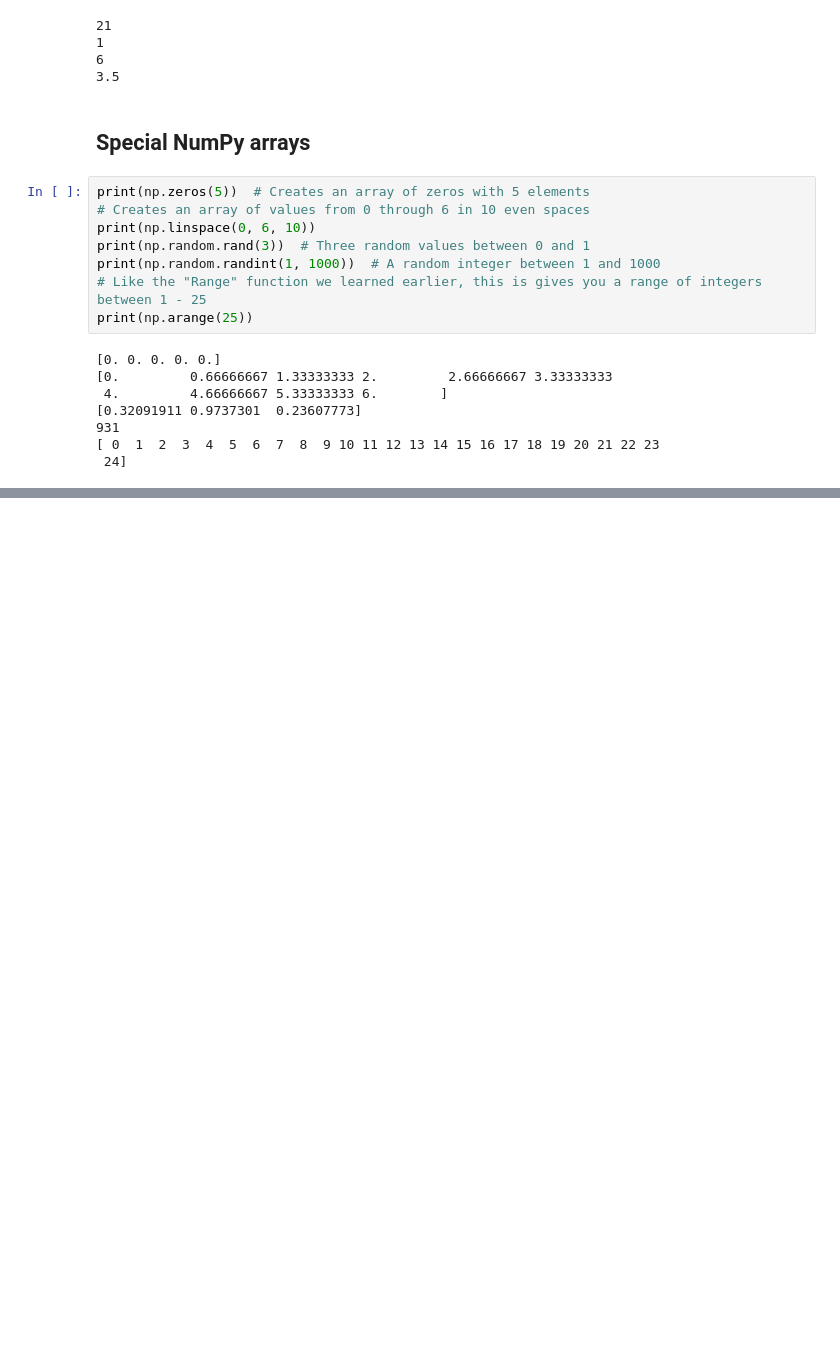
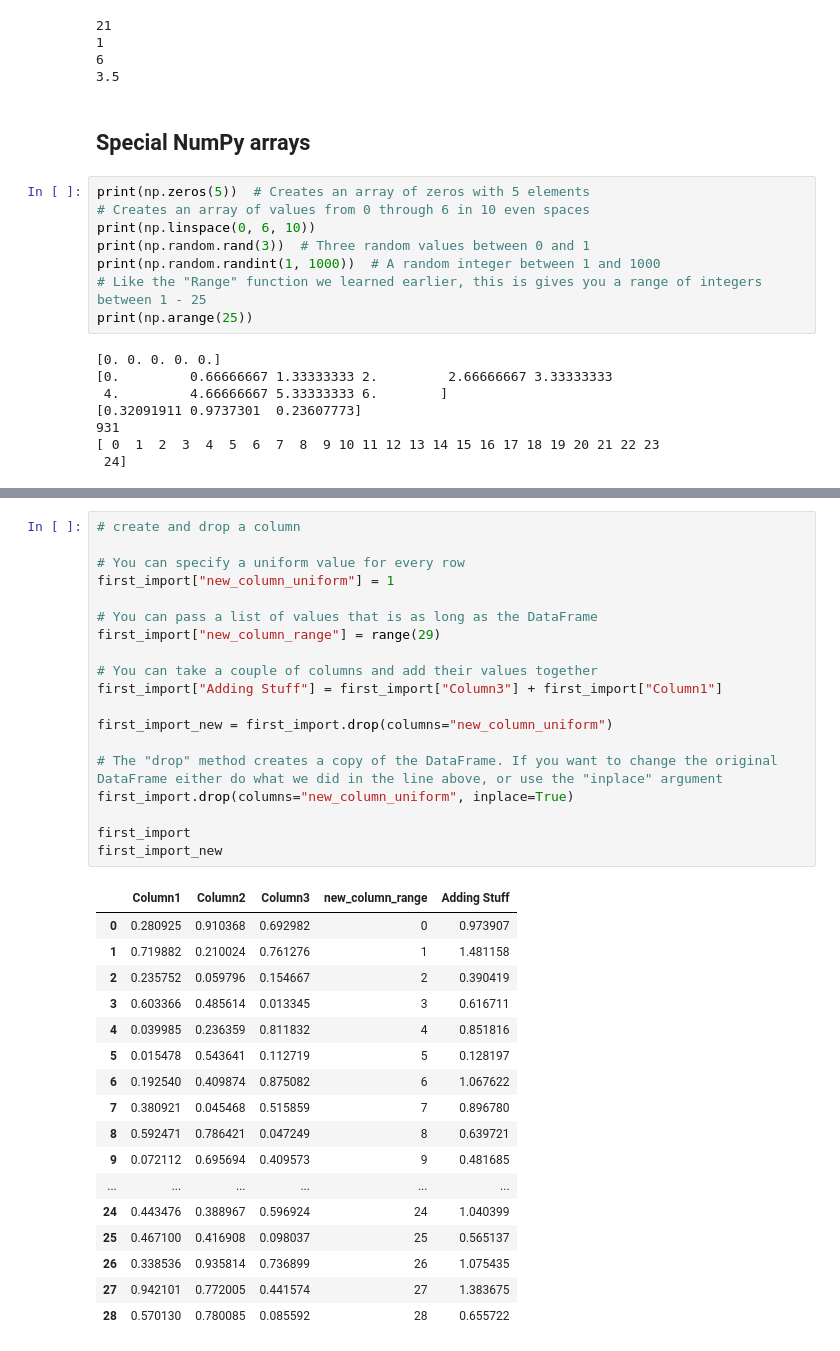
Before and after one commit to nats1207/python_bootcamp, a Jupyter notebook: 20211104_SK_script1_basic_python_datatypes.ipynb, the cells around one changed output, grey strips where cells are left out. Saved outputs shown, nothing was run; the diff lists cells and outputs as text; blank space fills up the shorter version.

```diff
--- a/20211104_SK_script1_basic_python_datatypes.ipynb
+++ b/20211104_SK_script1_basic_python_datatypes.ipynb
@@ -420,0 +507,37 @@ print(np.arange(25))
+# %%
+# create and drop a column
+
+# You can specify a uniform value for every row
+first_import["new_column_uniform"] = 1
+
+# You can pass a list of values that is as long as the DataFrame
+first_import["new_column_range"] = range(29)
+
+# You can take a couple of columns and add their values together
+first_import["Adding Stuff"] = first_import["Column3"] + first_import["Column1"]
+
+first_import_new = first_import.drop(columns="new_column_uniform")
+
+# The "drop" method creates a copy of the DataFrame. If you want to change the original DataFrame either do what we did in the line above, or use the "inplace" argument
+first_import.drop(columns="new_column_uniform", inplace=True)
+
+first_import
+first_import_new
+# %% [output]
+|  | Column1 | Column2 | Column3 | new_column_range | Adding Stuff |
+| 0 | 0.280925 | 0.910368 | 0.692982 | 0 | 0.973907 |
+| 1 | 0.719882 | 0.210024 | 0.761276 | 1 | 1.481158 |
+| 2 | 0.235752 | 0.059796 | 0.154667 | 2 | 0.390419 |
+| 3 | 0.603366 | 0.485614 | 0.013345 | 3 | 0.616711 |
+| 4 | 0.039985 | 0.236359 | 0.811832 | 4 | 0.851816 |
+| 5 | 0.015478 | 0.543641 | 0.112719 | 5 | 0.128197 |
+| 6 | 0.192540 | 0.409874 | 0.875082 | 6 | 1.067622 |
+| 7 | 0.380921 | 0.045468 | 0.515859 | 7 | 0.896780 |
+| 8 | 0.592471 | 0.786421 | 0.047249 | 8 | 0.639721 |
+| 9 | 0.072112 | 0.695694 | 0.409573 | 9 | 0.481685 |
+| ... | ... | ... | ... | ... | ... |
+| 24 | 0.443476 | 0.388967 | 0.596924 | 24 | 1.040399 |
+| 25 | 0.467100 | 0.416908 | 0.098037 | 25 | 0.565137 |
+| 26 | 0.338536 | 0.935814 | 0.736899 | 26 | 1.075435 |
+| 27 | 0.942101 | 0.772005 | 0.441574 | 27 | 1.383675 |
+| 28 | 0.570130 | 0.780085 | 0.085592 | 28 | 0.655722 |
```
Also changed, not shown: parts of 16 cells of this notebook.
